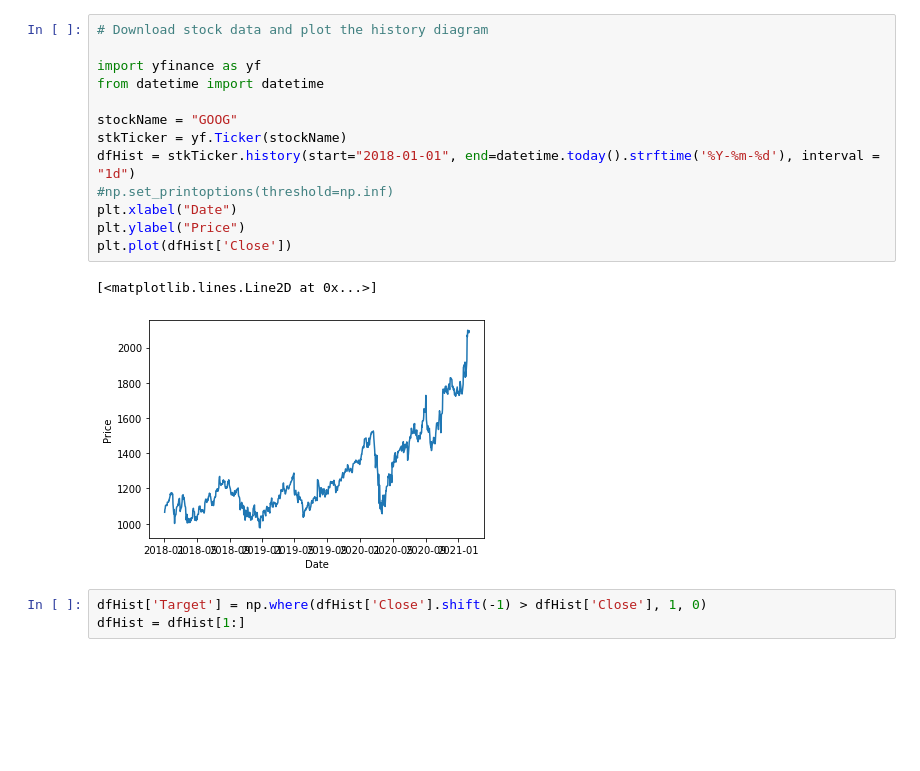
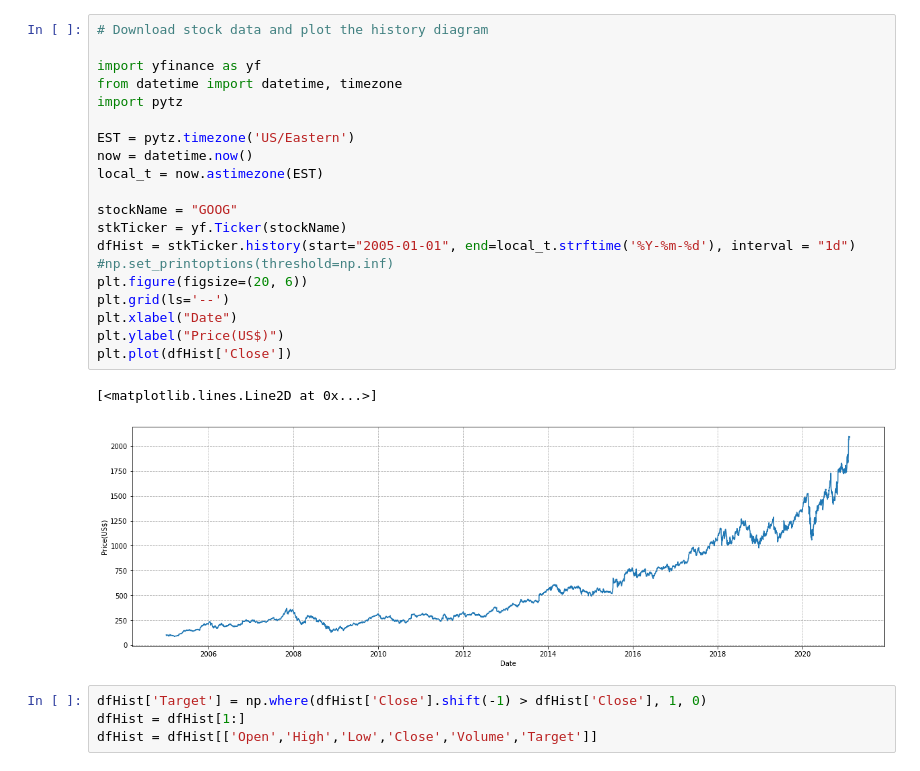
Before and after one commit to binphilxiao/AxisLabs, a Jupyter notebook: python/stock/Gaming.ipynb, the cells around one changed output. Saved outputs shown, nothing was run; the diff lists cells and outputs as text; blank space fills up the shorter version.

```diff
--- a/python/stock/Gaming.ipynb
+++ b/python/stock/Gaming.ipynb
@@ -22,19 +22,27 @@ Requirement already satisfied: six>=1.5 in /usr/local/lib/python3.6/dist-package
 # %%
 # Download stock data and plot the history diagram
 
 import yfinance as yf
-from datetime import datetime
+from datetime import datetime, timezone
+import pytz
+
+EST = pytz.timezone('US/Eastern')
+now = datetime.now()
+local_t = now.astimezone(EST)
 
 stockName = "GOOG"
 stkTicker = yf.Ticker(stockName)
-dfHist = stkTicker.history(start="2018-01-01", end=datetime.today().strftime('%Y-%m-%d'), interval = "1d")
+dfHist = stkTicker.history(start="2005-01-01", end=local_t.strftime('%Y-%m-%d'), interval = "1d")
 #np.set_printoptions(threshold=np.inf)
+plt.figure(figsize=(20, 6))
+plt.grid(ls='--')
 plt.xlabel("Date")
-plt.ylabel("Price")
+plt.ylabel("Price(US$)")
 plt.plot(dfHist['Close'])
 # %% [output]
 [<matplotlib.lines.Line2D at 0x...>]
-[figure, old version]
+[figure, new version]
 # %%
 dfHist['Target'] = np.where(dfHist['Close'].shift(-1) > dfHist['Close'], 1, 0)
 dfHist = dfHist[1:]
+dfHist = dfHist[['Open','High','Low','Close','Volume','Target']]
```
Also changed, not shown: parts of 11 cells of this notebook, 5 other files.
